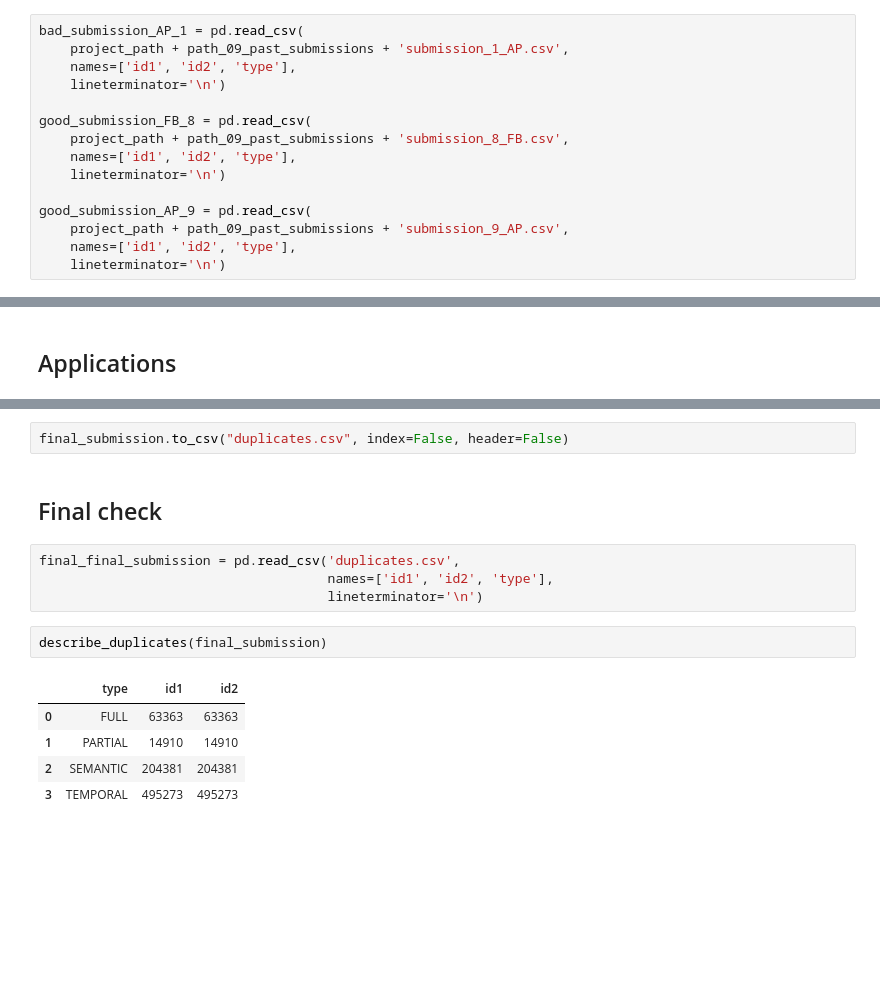
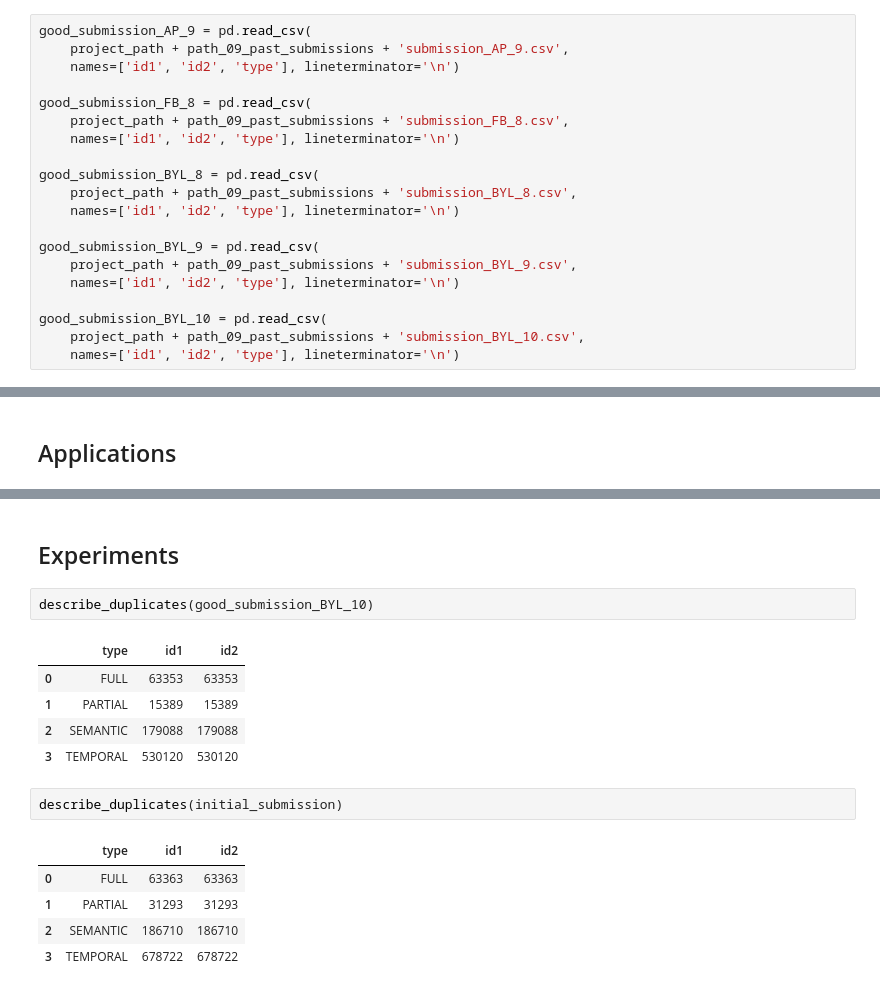
Before and after one commit to antoine-palazz/deduplication, a Jupyter notebook: notebooks/use_past_submissions.ipynb, the cells around one changed output, grey strips where cells are left out. Cells and saved outputs as stored; diff of their text form; blank space fills up the shorter version.

```diff
--- a/notebooks/use_past_submissions.ipynb
+++ b/notebooks/use_past_submissions.ipynb
@@ -20,18 +67,23 @@ current_submission = pd.read_csv(
 # %%
-bad_submission_AP_1 = pd.read_csv(
-    project_path + path_09_past_submissions + 'submission_1_AP.csv',
-    names=['id1', 'id2', 'type'],
-    lineterminator='\n')
+good_submission_AP_9 = pd.read_csv(
+    project_path + path_09_past_submissions + 'submission_AP_9.csv',
+    names=['id1', 'id2', 'type'], lineterminator='\n')
 
 good_submission_FB_8 = pd.read_csv(
-    project_path + path_09_past_submissions + 'submission_8_FB.csv',
-    names=['id1', 'id2', 'type'],
-    lineterminator='\n')
+    project_path + path_09_past_submissions + 'submission_FB_8.csv',
+    names=['id1', 'id2', 'type'], lineterminator='\n')
 
-good_submission_AP_9 = pd.read_csv(
-    project_path + path_09_past_submissions + 'submission_9_AP.csv',
-    names=['id1', 'id2', 'type'],
-    lineterminator='\n')
+good_submission_BYL_8 = pd.read_csv(
+    project_path + path_09_past_submissions + 'submission_BYL_8.csv',
+    names=['id1', 'id2', 'type'], lineterminator='\n')
+
+good_submission_BYL_9 = pd.read_csv(
+    project_path + path_09_past_submissions + 'submission_BYL_9.csv',
+    names=['id1', 'id2', 'type'], lineterminator='\n')
+
+good_submission_BYL_10 = pd.read_csv(
+    project_path + path_09_past_submissions + 'submission_BYL_10.csv',
+    names=['id1', 'id2', 'type'], lineterminator='\n')
 # %% [markdown]
 ## Functions
 # %%
@@ -154,16 +471,18 @@ describe_duplicates(final_submission)
-# %%
-final_submission.to_csv("duplicates.csv", index=False, header=False)
-# %% [markdown]
-## Final check
-# %%
-final_final_submission = pd.read_csv('duplicates.csv',
-                                     names=['id1', 'id2', 'type'],
-                                     lineterminator='\n')
+# %% [markdown]
+## Experiments
 # %%
-describe_duplicates(final_submission)
+describe_duplicates(good_submission_BYL_10)
 # %% [output]
 |  | type | id1 | id2 |
-| 0 | FULL | 63363 | 63363 |
-| 1 | PARTIAL | 14910 | 14910 |
-| 2 | SEMANTIC | 204381 | 204381 |
-| 3 | TEMPORAL | 495273 | 495273 |
+| 0 | FULL | 63353 | 63353 |
+| 1 | PARTIAL | 15389 | 15389 |
+| 2 | SEMANTIC | 179088 | 179088 |
+| 3 | TEMPORAL | 530120 | 530120 |
+# %%
+describe_duplicates(initial_submission)
+# %% [output]
+|  | type | id1 | id2 |
+| 0 | FULL | 63363 | 63363 |
+| 1 | PARTIAL | 31293 | 31293 |
+| 2 | SEMANTIC | 186710 | 186710 |
+| 3 | TEMPORAL | 678722 | 678722 |
```
Also changed, not shown: parts of 44 cells of this notebook, 1 other file.
